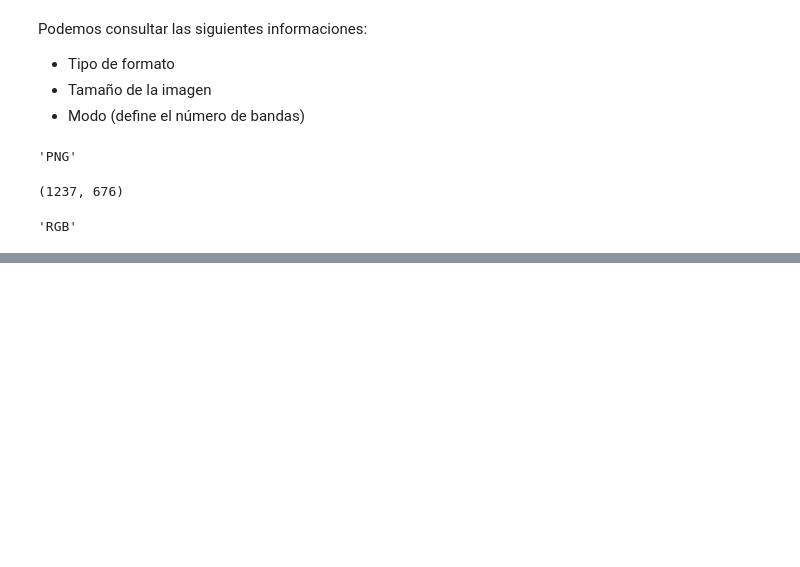
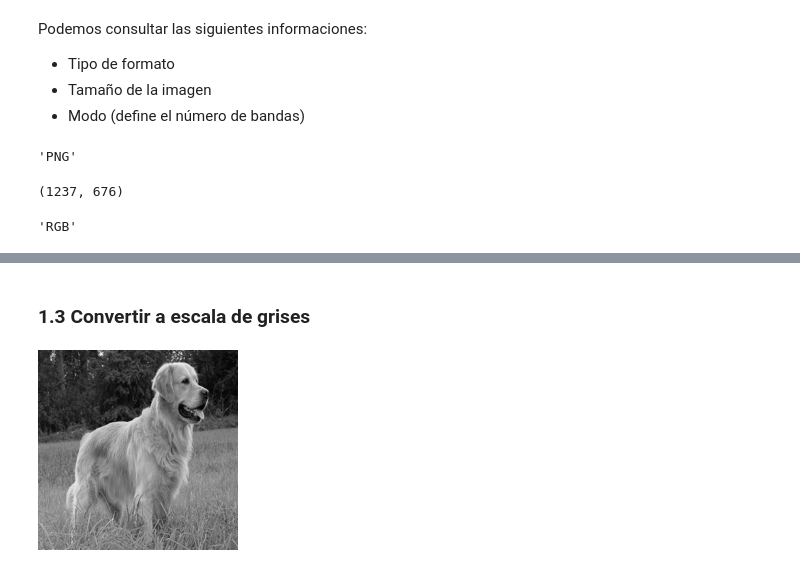
Before and after one commit to GbrlOl/programacion-2, a Jupyter notebook: clases/python/clase_8_pil_and_opencv.ipynb, the cells around one changed output, grey strips where cells are left out. Drawn from its saved outputs; the diff is of its cells as text; code cells hidden in the pictures; blank space fills up the shorter version.

```diff
--- a/clases/python/clase_8_pil_and_opencv.ipynb
+++ b/clases/python/clase_8_pil_and_opencv.ipynb
@@ -60,0 +76,7 @@ img.mode
+# %% [markdown]
+### **1.3 Convertir a escala de grises**
+# %%
+img_gray = new_image.convert("L")
+img_gray
+# %% [output]
+[figure, added]
```
Also changed, not shown: parts of 22 cells of this notebook.
